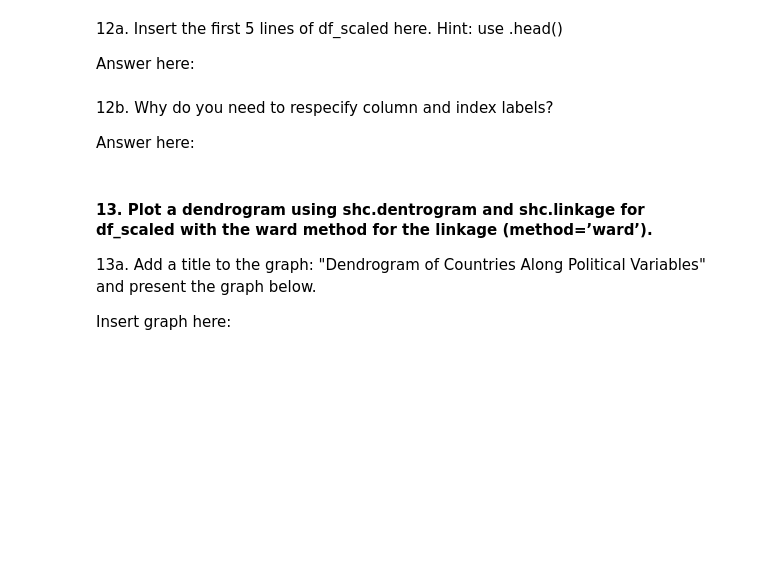
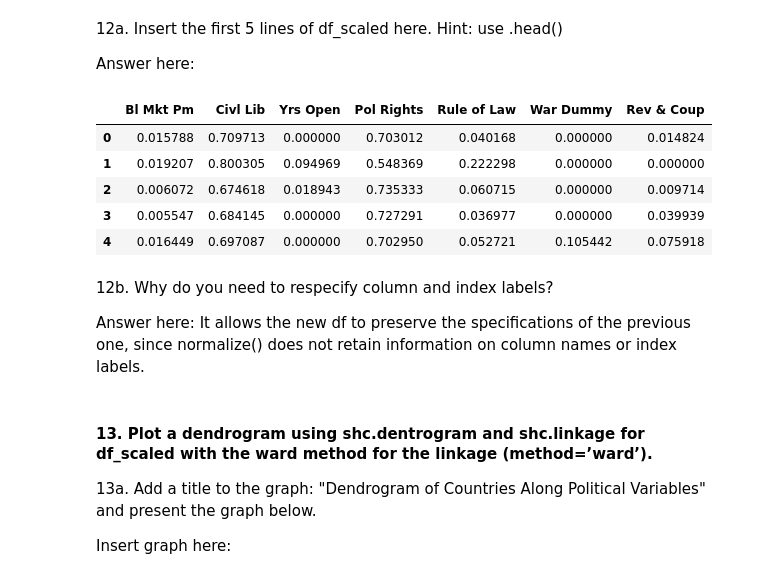
Before and after one commit to nadyatan21/ECON1620-Spring2024, a Jupyter notebook: HW2/HW2_2024.ipynb, the cells around one changed output. Drawn from its saved outputs; the diff is of its cells as text; code cells hidden in the pictures; blank space fills up the shorter version.

```diff
--- a/HW2/HW2_2024.ipynb
+++ b/HW2/HW2_2024.ipynb
@@ -295,10 +299,19 @@ df_scaled = pd.DataFrame(df_scaled, columns=df_clustering.columns, index=df_clus
 12a. Insert the first 5 lines of df_scaled here. Hint: use .head()
 
 Answer here:
+# %%
+df_scaled.head()
+# %% [output]
+|  | Bl Mkt Pm | Civl Lib | Yrs Open | Pol Rights | Rule of Law | War Dummy | Rev & Coup |
+| 0 | 0.015788 | 0.709713 | 0.000000 | 0.703012 | 0.040168 | 0.000000 | 0.014824 |
+| 1 | 0.019207 | 0.800305 | 0.094969 | 0.548369 | 0.222298 | 0.000000 | 0.000000 |
+| 2 | 0.006072 | 0.674618 | 0.018943 | 0.735333 | 0.060715 | 0.000000 | 0.009714 |
+| 3 | 0.005547 | 0.684145 | 0.000000 | 0.727291 | 0.036977 | 0.000000 | 0.039939 |
+| 4 | 0.016449 | 0.697087 | 0.000000 | 0.702950 | 0.052721 | 0.105442 | 0.075918 |
 # %% [markdown]
 12b.  Why do you need to respecify column and index labels?
 
-Answer here:
+Answer here: It allows the new df to preserve the specifications of the previous one, since normalize() does not retain information on column names or index labels.
 # %% [markdown]
 #### 13. Plot a dendrogram using shc.dentrogram and shc.linkage for df_scaled with the ward method for the linkage (method=’ward’).
 13a. Add a title to the graph: "Dendrogram of Countries Along Political Variables" and
```
Also changed, not shown: parts of 6 cells of this notebook.
